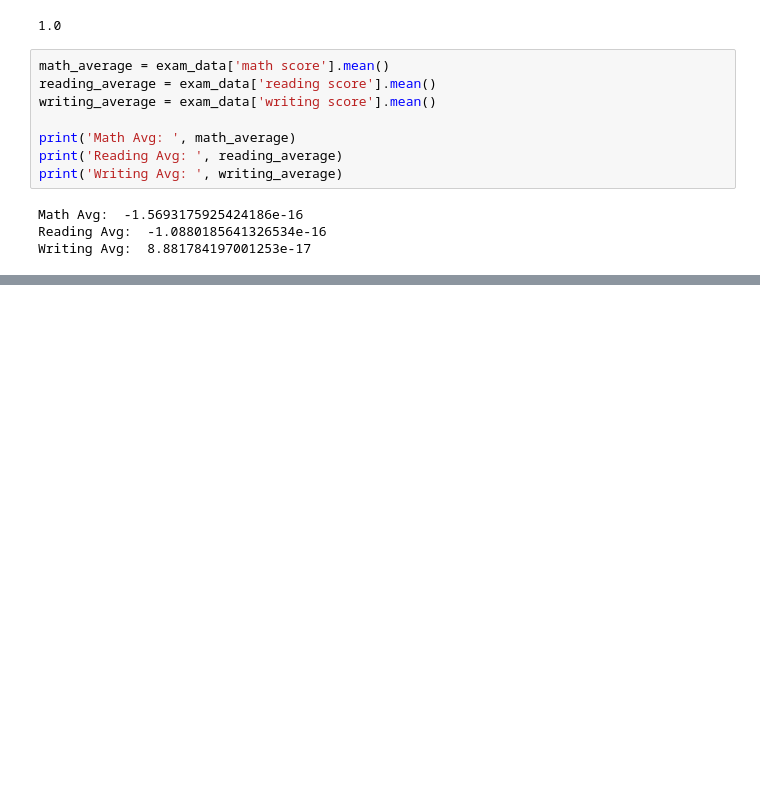
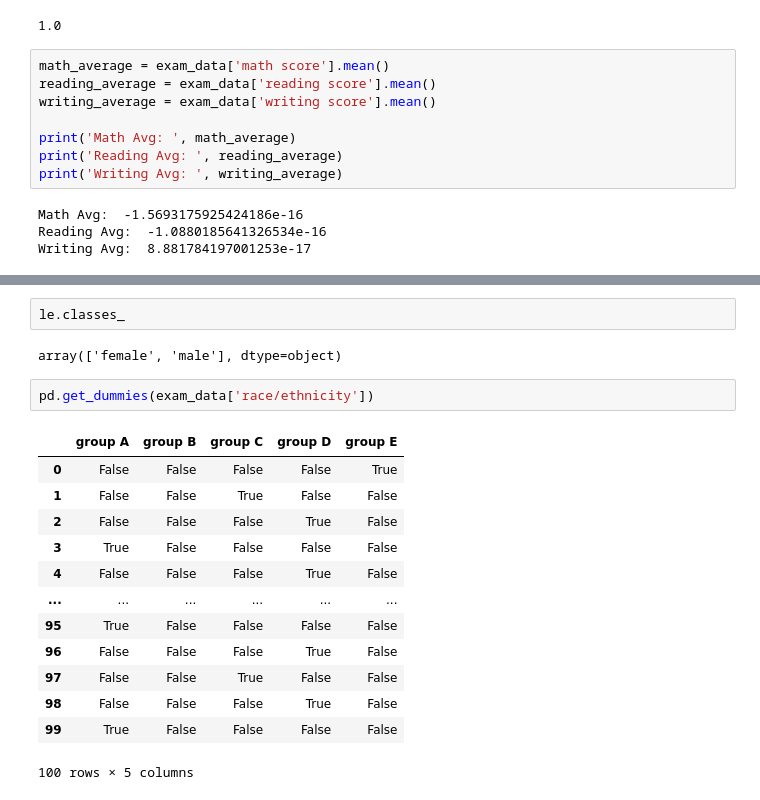
Before and after one commit to abhinavmedikonda/ML, a Jupyter notebook: code/01-CategoricalAndNumericData.ipynb, the cells around one changed output, grey strips where cells are left out. Cells and saved outputs as stored; diff of their text form; blank space fills up the shorter version.

```diff
--- a/code/01-CategoricalAndNumericData.ipynb
+++ b/code/01-CategoricalAndNumericData.ipynb
@@ -76,0 +89,20 @@ Writing Avg:  8.881784197001253e-17
+# %%
+le.classes_
+# %% [output]
+array(['female', 'male'], dtype=object)
+# %%
+pd.get_dummies(exam_data['race/ethnicity'])
+# %% [output]
+|  | group A | group B | group C | group D | group E |
+| 0 | False | False | False | False | True |
+| 1 | False | False | True | False | False |
+| 2 | False | False | False | True | False |
+| 3 | True | False | False | False | False |
+| 4 | False | False | False | True | False |
+| ... | ... | ... | ... | ... | ... |
+| 95 | True | False | False | False | False |
+| 96 | False | False | False | True | False |
+| 97 | False | False | True | False | False |
+| 98 | False | False | False | True | False |
+| 99 | True | False | False | False | False |
+100 rows × 5 columns
```
Also changed, not shown: parts of 4 cells of this notebook, 1 other file.
